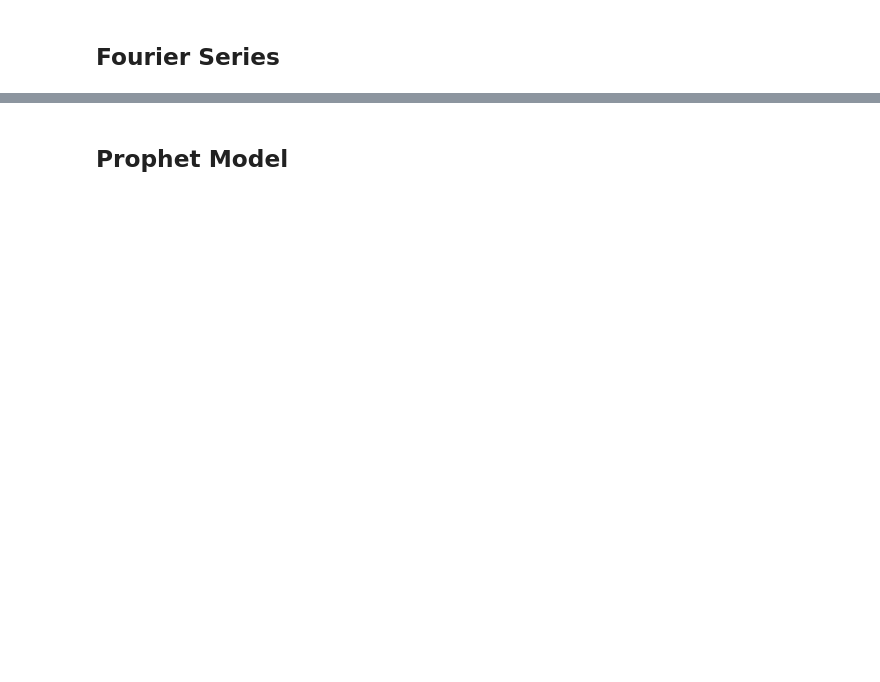
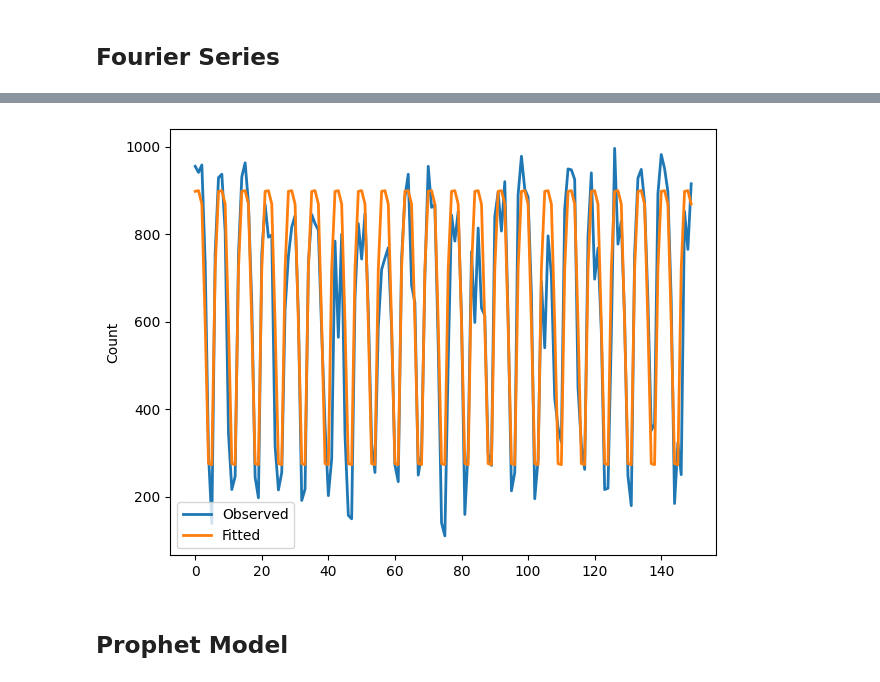
Before and after one commit to lmalms/sequence-learners, a Jupyter notebook: bikes/04_prophet.ipynb, the cells around one changed output, grey strips where cells are left out. Saved outputs shown, nothing was run; the diff lists cells and outputs as text; code cells hidden in the pictures; blank space fills up the shorter version.

Commit message:
Find optimal fourier params

```diff
--- a/bikes/04_prophet.ipynb
+++ b/bikes/04_prophet.ipynb
@@ -47,15 +53,28 @@ fig.tight_layout();
 # Seaonality as a partial fourier sum
 
 y = np.array(cycle_counts["count"])
+y_scaled = y - y.mean()
 n_samples = len(y)
 
 period = 7
-ks = np.array([1, 2])
-theta_cos = np.array([0.3, -0.1])
-theta_sin = np.array([0.15, 0.5])
+ks = np.array([1, 2, 3])
 ts = np.arange(n_samples).reshape(-1, 1)
 
 X_cos = np.cos(2 * np.pi * ks * ts / period)
-X_sin = np.cos(2 * np.pi * ks * ts / period)
+X_sin = np.sin(2 * np.pi * ks * ts / period)
 
-y_hat = np.dot(X_cos, theta_cos) + np.dot(X_sin, theta_sin)
+
+def fourier_sum(theta: np.ndarray) -> np.ndarray:
+    a0, a1, b1, a2, b2, a3, b3 = theta
+    theta_cos = np.array([a1, a2, a3])
+    theta_sin = np.array([b1, b2, b3])
+    return a0 + np.dot(X_cos, theta_cos) + np.dot(X_sin, theta_sin)
+
+
+def obj(x: np.ndarray):
+    y_hat = fourier_sum(x)
+    return np.mean((y - y_hat) ** 2)
+
+
+result = minimize(obj, x0=np.array([1, 0.5, 0.5, 0.5, 0.5, 0.5, 0.5]))
+y_hat = fourier_sum(result.x)
@@ -67,3 +81,13 @@ plt.plot(y_hat[-50:])
+# %%
+fig, ax = plt.subplots()
+n_samples_to_plot = 150
+ax.plot(y[-n_samples_to_plot:], label="Observed", lw=2)
+ax.plot(y_hat[-n_samples_to_plot:], label="Fitted", lw=2)
+ax.set(ylabel="Count")
+ax.legend()
+fig.tight_layout();
+# %% [output]
+[figure, added]
 # %% [markdown]
 ## Prophet Model
 # %%
```
Also changed, not shown: parts of 4 cells of this notebook, 1 other file.
